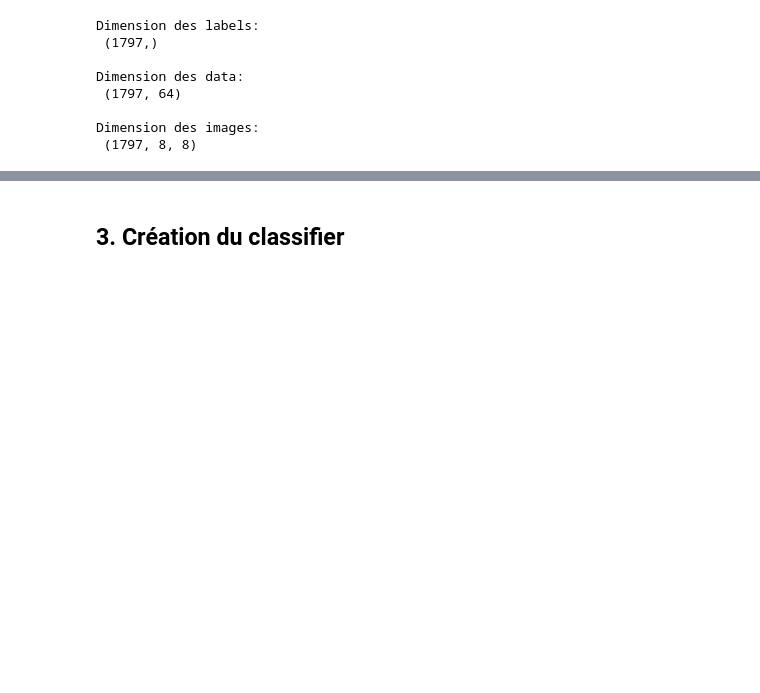
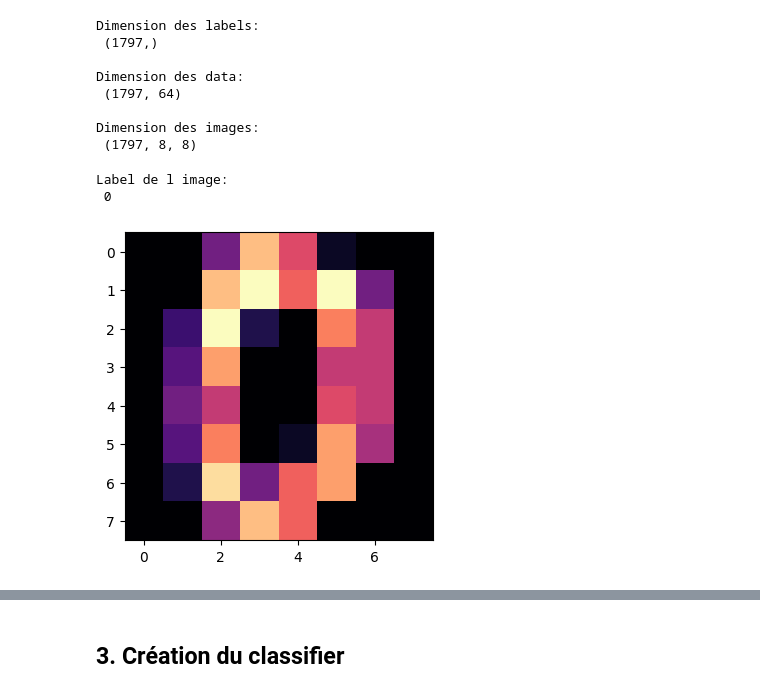
Before and after one commit to BranisGh/Advanced-Machine-Learnig-Master-ISI-Sorbonne-University-, a Jupyter notebook: 101_intro_ML_sklearn.ipynb, the cells around one changed output, grey strips where cells are left out. Cells and saved outputs as stored; diff of their text form; code cells hidden in the pictures; blank space fills up the shorter version.

```diff
--- a/101_intro_ML_sklearn.ipynb
+++ b/101_intro_ML_sklearn.ipynb
@@ -45,7 +45,11 @@ Dimension des images:
  (1797, 8, 8)
 # %%
 # On trace une image
-plt.imshow(img[0])
+plt.imshow(img[0], cmap='magma')
 
 # On vérifie le label correspondant
 print('Label de l image:\n', label[0], '\n')
+# %% [output]
+Label de l image:
+ 0
+[figure, added]
```
Also changed, not shown: parts of 6 cells of this notebook, 3 other files.
